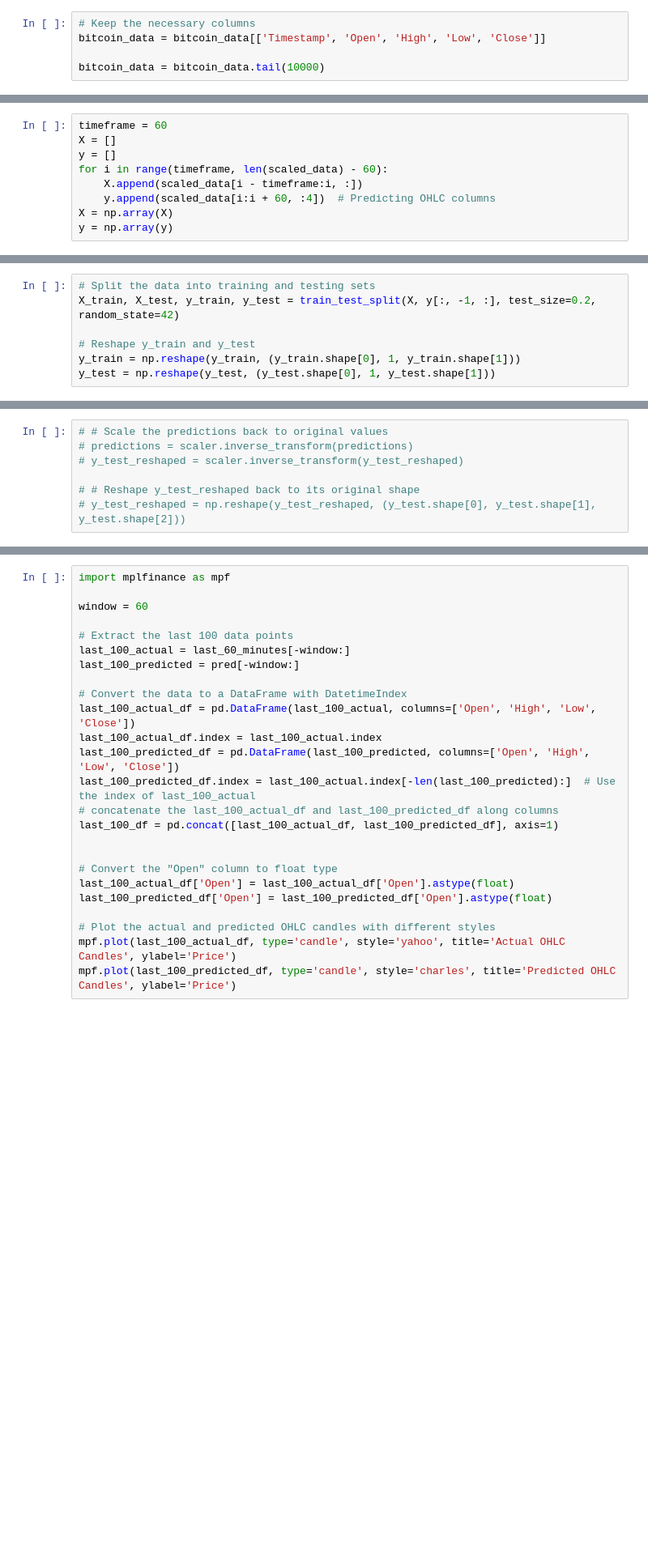
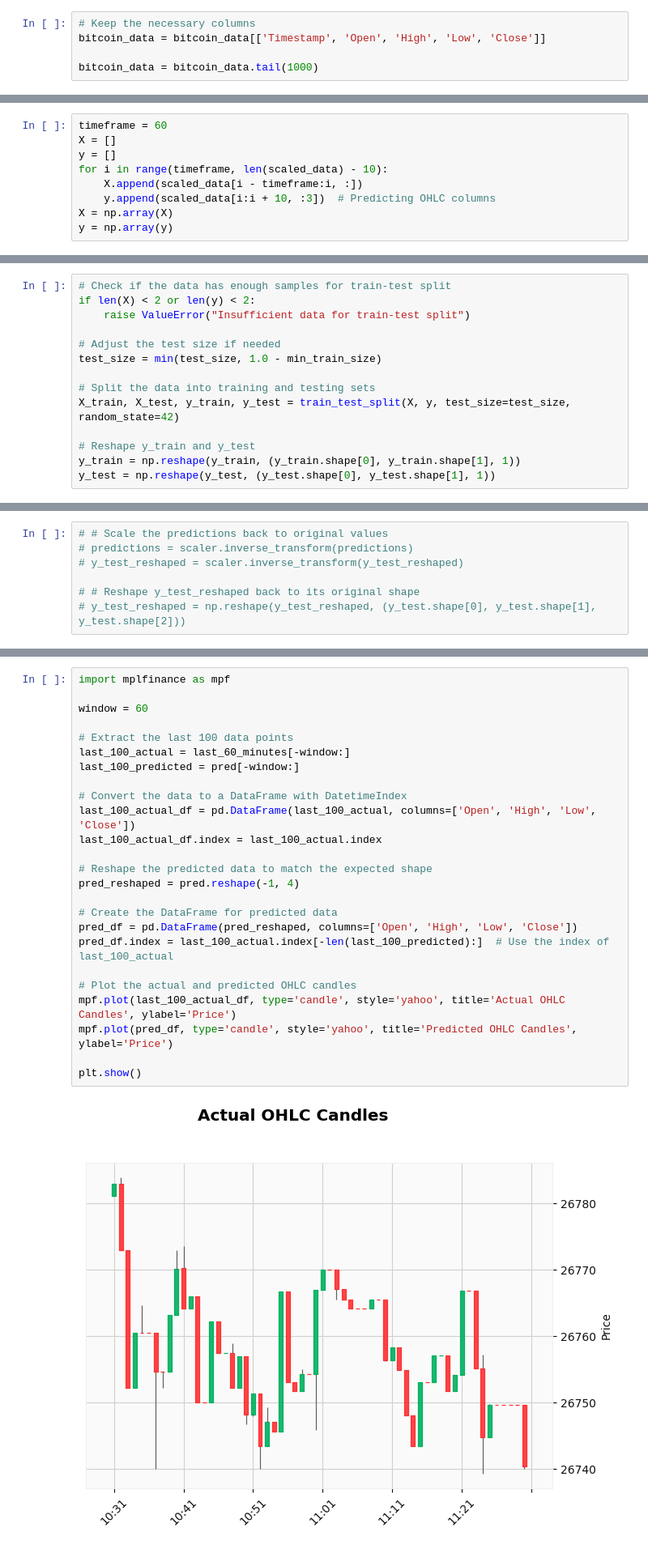
Before and after one commit to Satcomx00-x00/AI-Guess-Price-BTC, a Jupyter notebook: v6.ipynb, the cells around one changed output, grey strips where cells are left out. Shown at 81% size. Drawn from its saved outputs; the diff is of its cells as text; blank space fills up the shorter version.

```diff
--- a/v6.ipynb
+++ b/v6.ipynb
@@ -38,5 +38,5 @@ bitcoin_data.dropna(inplace=True)
 # Keep the necessary columns
 bitcoin_data = bitcoin_data[['Timestamp', 'Open', 'High', 'Low', 'Close']]
 
-bitcoin_data = bitcoin_data.tail(10000)
+bitcoin_data = bitcoin_data.tail(1000)
 # %%
@@ -64,9 +63,9 @@ num_features = scaled_data.shape[1]
 timeframe = 60
 X = []
 y = []
-for i in range(timeframe, len(scaled_data) - 60):
+for i in range(timeframe, len(scaled_data) - 10):
     X.append(scaled_data[i - timeframe:i, :])
-    y.append(scaled_data[i:i + 60, :4])  # Predicting OHLC columns
+    y.append(scaled_data[i:i + 10, :3])  # Predicting OHLC columns
 X = np.array(X)
 y = np.array(y)
 # %%
@@ -76,7 +76,14 @@ X.shape, y.shape
 # %%
+# Check if the data has enough samples for train-test split
+if len(X) < 2 or len(y) < 2:
+    raise ValueError("Insufficient data for train-test split")
+
+# Adjust the test size if needed
+test_size = min(test_size, 1.0 - min_train_size)
+
 # Split the data into training and testing sets
-X_train, X_test, y_train, y_test = train_test_split(X, y[:, -1, :], test_size=0.2, random_state=42)
+X_train, X_test, y_train, y_test = train_test_split(X, y, test_size=test_size, random_state=42)
 
 # Reshape y_train and y_test
-y_train = np.reshape(y_train, (y_train.shape[0], 1, y_train.shape[1]))
-y_test = np.reshape(y_test, (y_test.shape[0], 1, y_test.shape[1]))
+y_train = np.reshape(y_train, (y_train.shape[0], y_train.shape[1], 1))
+y_test = np.reshape(y_test, (y_test.shape[0], y_test.shape[1], 1))
@@ -212,25 +234,27 @@ plt.show()
 # %%
 import mplfinance as mpf
 
 window = 60
 
 # Extract the last 100 data points
 last_100_actual = last_60_minutes[-window:]
 last_100_predicted = pred[-window:]
 
 # Convert the data to a DataFrame with DatetimeIndex
 last_100_actual_df = pd.DataFrame(last_100_actual, columns=['Open', 'High', 'Low', 'Close'])
 last_100_actual_df.index = last_100_actual.index
-last_100_predicted_df = pd.DataFrame(last_100_predicted, columns=['Open', 'High', 'Low', 'Close'])
-last_100_predicted_df.index = last_100_actual.index[-len(last_100_predicted):]  # Use the index of last_100_actual
-# concatenate the last_100_actual_df and last_100_predicted_df along columns
-last_100_df = pd.concat([last_100_actual_df, last_100_predicted_df], axis=1)
 
+# Reshape the predicted data to match the expected shape
+pred_reshaped = pred.reshape(-1, 4)
 
-# Convert the "Open" column to float type
-last_100_actual_df['Open'] = last_100_actual_df['Open'].astype(float)
-last_100_predicted_df['Open'] = last_100_predicted_df['Open'].astype(float)
+# Create the DataFrame for predicted data
+pred_df = pd.DataFrame(pred_reshaped, columns=['Open', 'High', 'Low', 'Close'])
+pred_df.index = last_100_actual.index[-len(last_100_predicted):]  # Use the index of last_100_actual
 
-# Plot the actual and predicted OHLC candles with different styles
+# Plot the actual and predicted OHLC candles
 mpf.plot(last_100_actual_df, type='candle', style='yahoo', title='Actual OHLC Candles', ylabel='Price')
-mpf.plot(last_100_predicted_df, type='candle', style='charles', title='Predicted OHLC Candles', ylabel='Price')
+mpf.plot(pred_df, type='candle', style='yahoo', title='Predicted OHLC Candles', ylabel='Price')
+
+plt.show()
+# %% [output]
+[figure, added]
```
Also changed, not shown: parts of 15 cells of this notebook, 23 other files.
